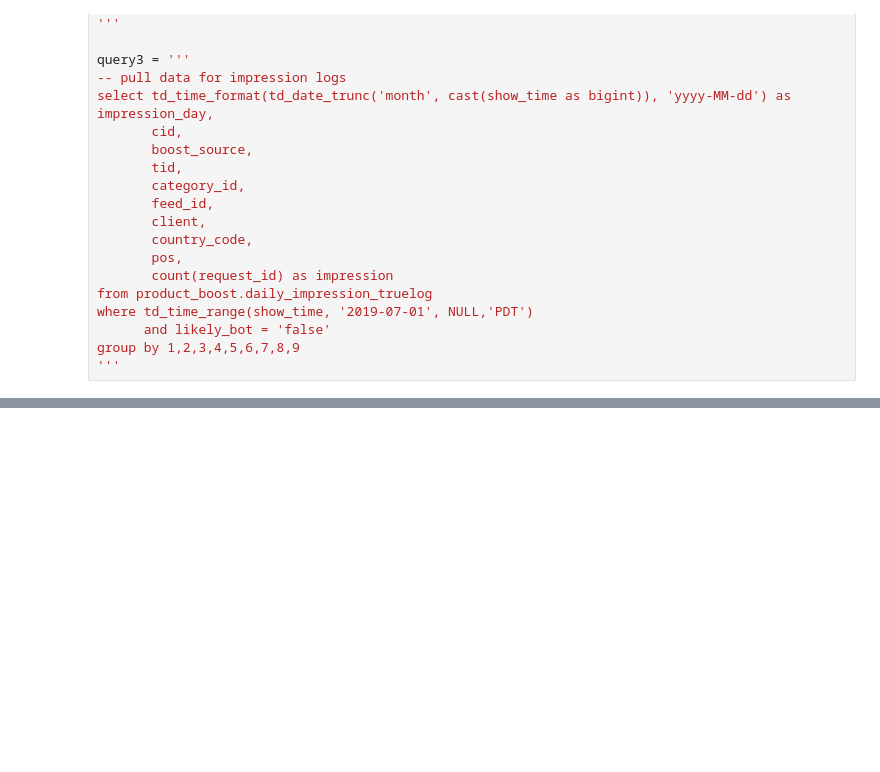
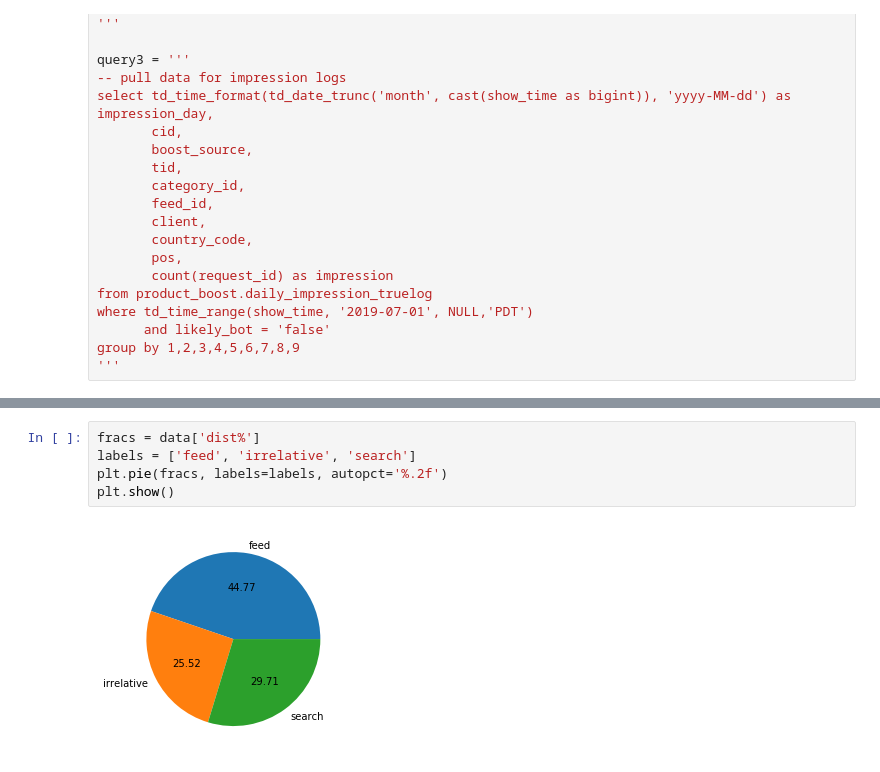
Before and after one commit to zzhang-wish/zzhang_logistics, a Jupyter notebook: EPC_prod_boost/EPC_boost_opportunity_analysis.ipynb, the cells around one changed output, grey strips where cells are left out. Cells and saved outputs as stored; diff of their text form; blank space fills up the shorter version.

```diff
--- a/EPC_prod_boost/EPC_boost_opportunity_analysis.ipynb
+++ b/EPC_prod_boost/EPC_boost_opportunity_analysis.ipynb
@@ -63,0 +201,7 @@ group by 1,2,3,4,5,6,7,8,9
+# %%
+fracs = data['dist%']
+labels = ['feed', 'irrelative', 'search']
+plt.pie(fracs, labels=labels, autopct='%.2f')
+plt.show()
+# %% [output]
+[figure, added]
```
Also changed, not shown: parts of 26 cells of this notebook, 1 other file.
